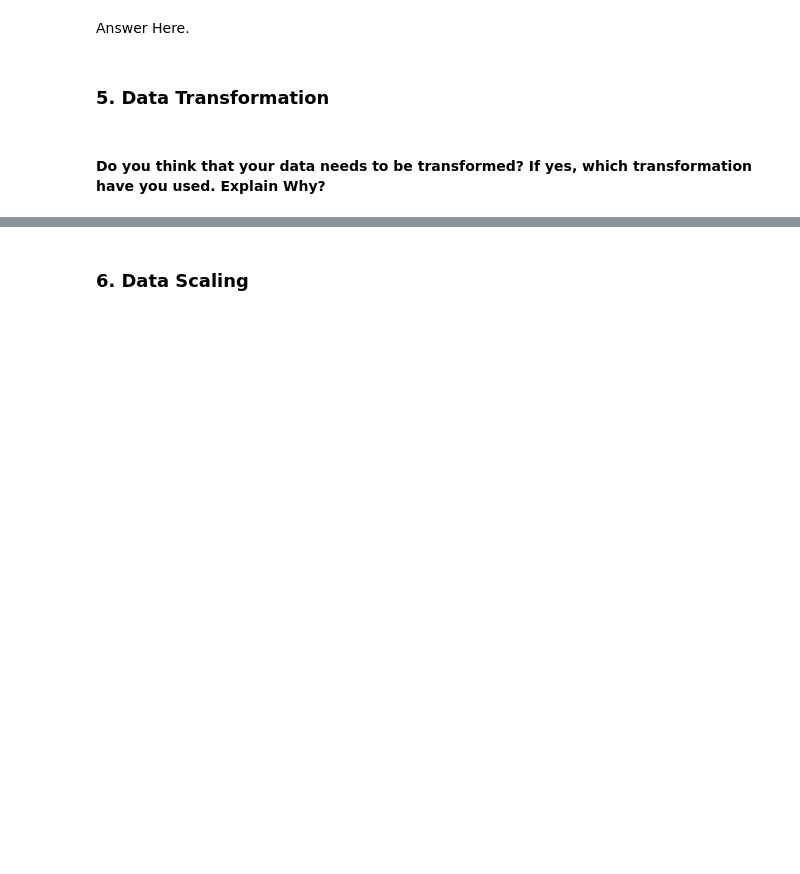
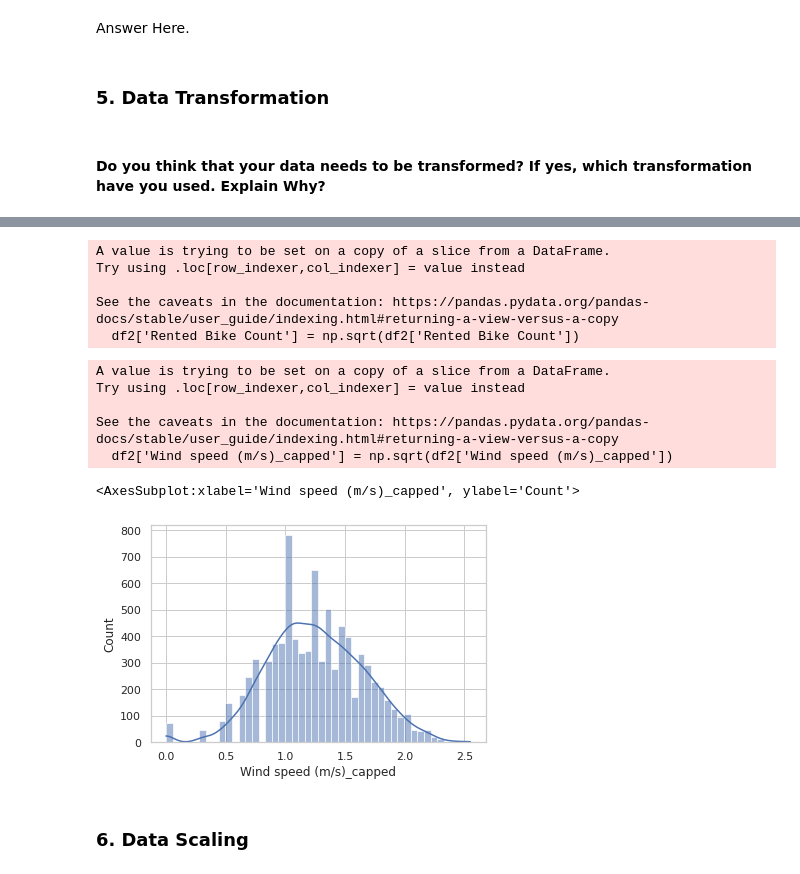
Before and after one commit to ayush9304/BikeSharingDemandPrediction, a Jupyter notebook: Bike_Sharing_Demand_Prediction.ipynb, the cells around one changed output, grey strips where cells are left out. Cells and saved outputs as stored; diff of their text form; code cells hidden in the pictures; blank space fills up the shorter version.

```diff
--- a/Bike_Sharing_Demand_Prediction.ipynb
+++ b/Bike_Sharing_Demand_Prediction.ipynb
@@ -1207,2 +1329,23 @@ Answer Here.
+# %%
+df2['Rented Bike Count'] = np.sqrt(df2['Rented Bike Count'])
+# %% [output]
+A value is trying to be set on a copy of a slice from a DataFrame.
+Try using .loc[row_indexer,col_indexer] = value instead
+
+See the caveats in the documentation: https://pandas.pydata.org/pandas-docs/stable/user_guide/indexing.html#returning-a-view-versus-a-copy
+  df2['Rented Bike Count'] = np.sqrt(df2['Rented Bike Count'])
+# %%
+df2['Wind speed (m/s)_capped'] = np.sqrt(df2['Wind speed (m/s)_capped'])
+# %% [output]
+A value is trying to be set on a copy of a slice from a DataFrame.
+Try using .loc[row_indexer,col_indexer] = value instead
+
+See the caveats in the documentation: https://pandas.pydata.org/pandas-docs/stable/user_guide/indexing.html#returning-a-view-versus-a-copy
+  df2['Wind speed (m/s)_capped'] = np.sqrt(df2['Wind speed (m/s)_capped'])
+# %%
+sns.histplot(x='Wind speed (m/s)_capped', data=df2, kde=True)
+# %% [output]
+<AxesSubplot:xlabel='Wind speed (m/s)_capped', ylabel='Count'>
+[figure, added]
 # %% [markdown]
 ### 6. Data Scaling
```
Also changed, not shown: parts of 74 cells of this notebook.
